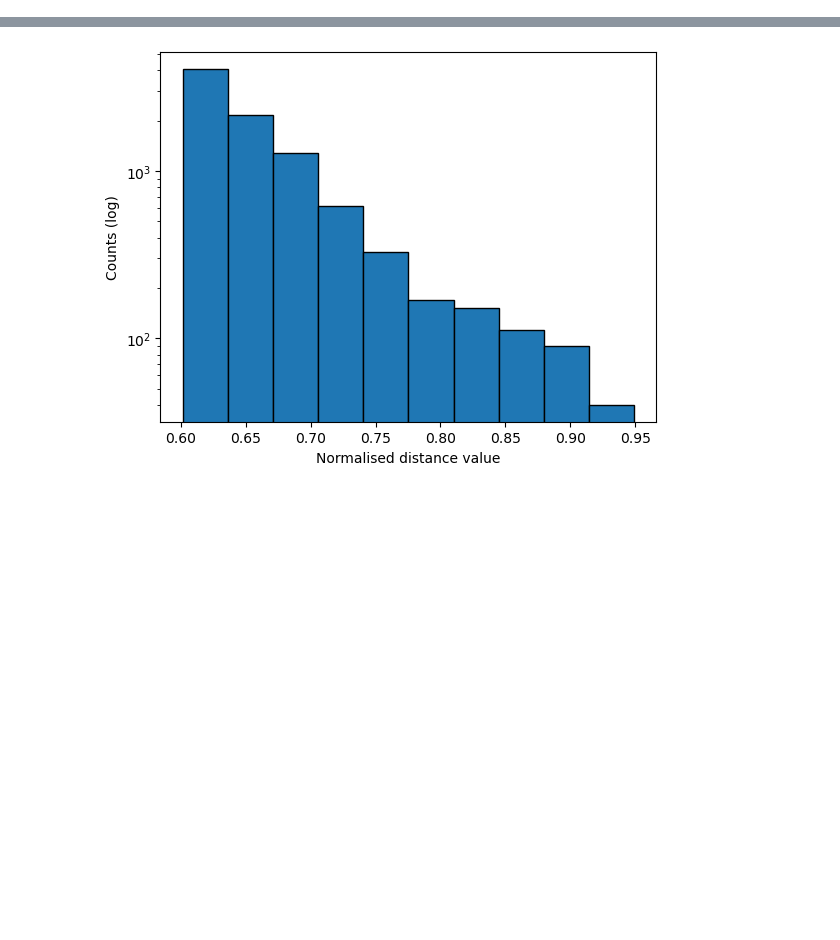
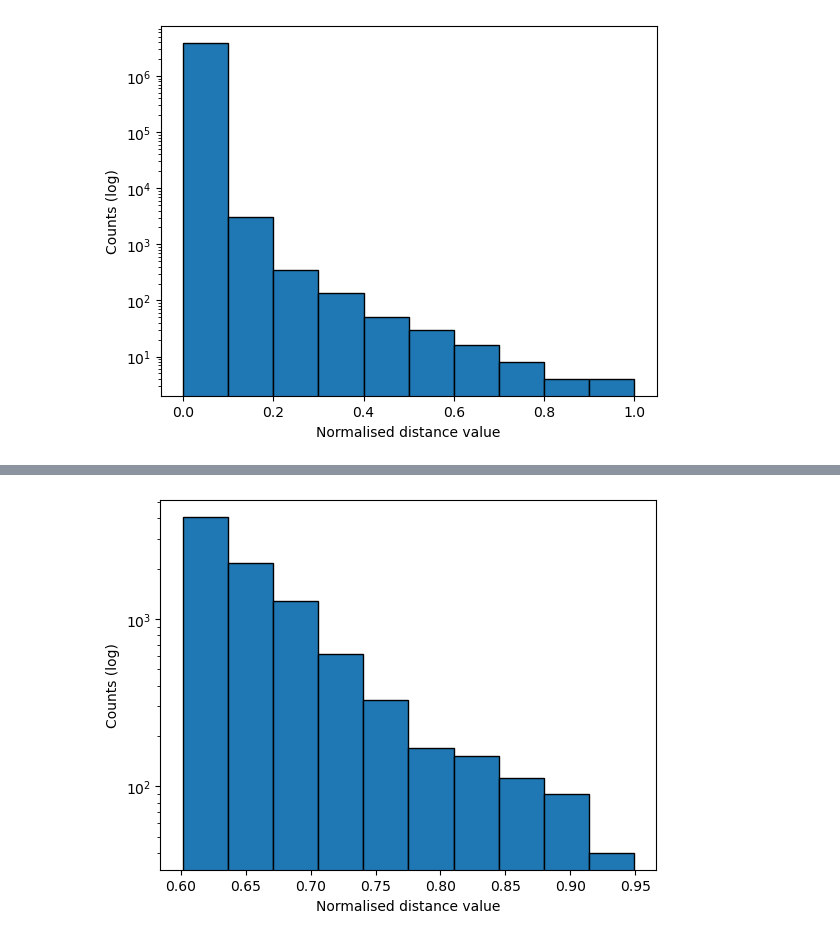
Before and after one commit to DavideGrecoGit/Multi-omics-data-integration-with-DL-approaches, a Jupyter notebook: GATO/SNF_study_latent.ipynb, the cells around one changed output, grey strips where cells are left out. Saved outputs shown, nothing was run; the diff lists cells and outputs as text; code cells hidden in the pictures; blank space fills up the shorter version.

```diff
--- a/GATO/SNF_study_latent.ipynb
+++ b/GATO/SNF_study_latent.ipynb
@@ -74,0 +76,4 @@ ModuleNotFoundError: No module named 'utils'
+# %%
+data = pd.read_csv(METABRIC_PATH, index_col=None, header=0, low_memory=False)
+data = data.drop(data[data["Pam50Subtype"] == "?"].index)
+data
@@ -74,0 +124,5 @@ ModuleNotFoundError: No module named 'utils'
+# %%
+rna = data[[col for col in data if col.startswith("GE")]]
+cna = data[[col for col in data if col.startswith("CNA")]]
+
+rna
@@ -74,0 +143,5 @@ ModuleNotFoundError: No module named 'utils'
+# %%
+snf_rna = snf.make_affinity(rna, metric="cosine")
+np.fill_diagonal(snf_rna,0)
+norm_snf_rna = min_max_normalisation(snf_rna)
+norm_snf_rna
@@ -74,0 +162,5 @@ ModuleNotFoundError: No module named 'utils'
+# %%
+e_i_rna, e_a_rna = get_edge_index(norm_snf_rna)
+print_hist(e_a_rna)
+# %% [output]
+[figure, added]
```
Also changed, not shown: parts of 25 cells of this notebook, 3 other files.
